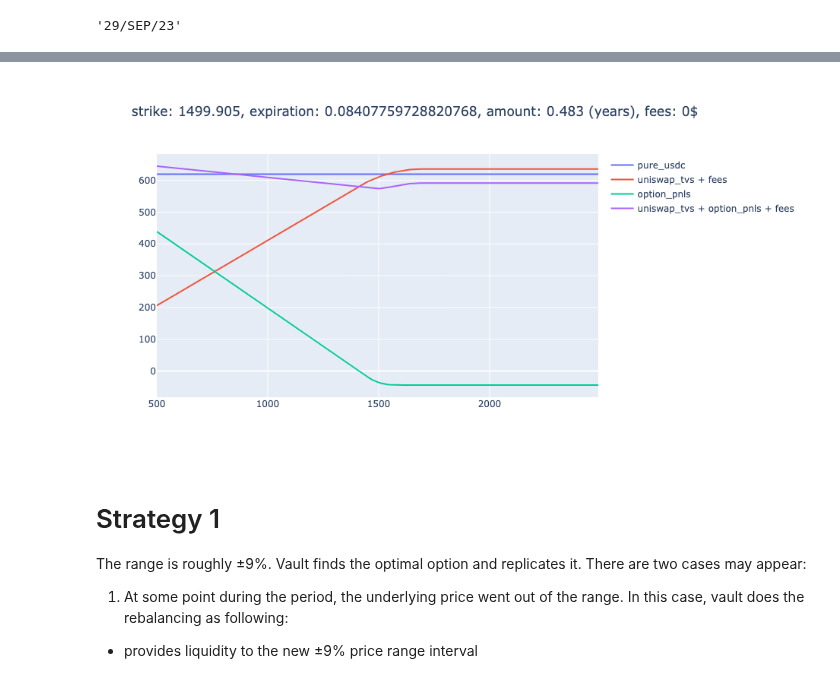
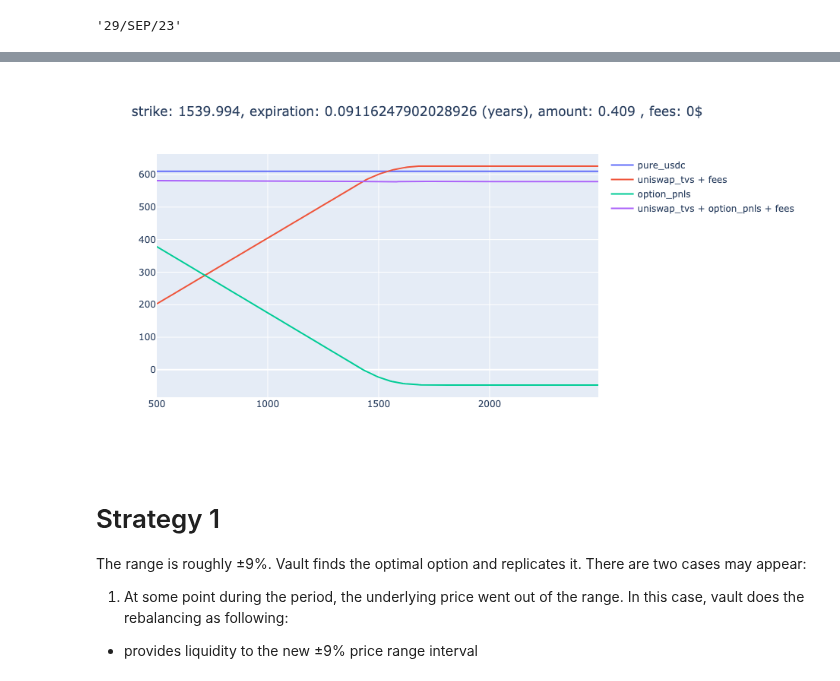
Before and after one commit to DeltaDex-Protocol/research, a Jupyter notebook: backtest/long-dated-options.ipynb, the cells around one changed output, grey strips where cells are left out. Saved outputs shown, nothing was run; the diff lists cells and outputs as text; code cells hidden in the pictures.

Commit message:
multiplication factor

```diff
--- a/backtest/long-dated-options.ipynb
+++ b/backtest/long-dated-options.ipynb
@@ -84,8 +84,9 @@ class OptimalOption:
             initial_tv = self.uniswap_position.get_total_value(self.uniswap_position.initial_price)
             uniswap_tvs = np.array([self.uniswap_position.get_total_value(price) for price in prices])
 
+            multiplication_factor = 0.95
             loss = ((self.calculate_hedged_position(prices) +
-                    uniswap_tvs - initial_tv) ** 2).mean()
+                    uniswap_tvs - initial_tv * multiplication_factor) ** 2).mean()
             return loss
 
         x0 = np.array([self.strike, self.expiration, self.amount])
@@ -284,29 +281,29 @@ earned_fees = 0 # in usdc
 # %%
 fig = go.Figure()
 fig.update_layout(
     autosize=False,
     width=900,
     height=500)
 
 fig.add_trace(go.Scatter(x=prices, y=pure_usdc,
                     mode='lines',
                     name='pure_usdc'))
 
 fig.add_trace(go.Scatter(x=prices, y=uniswap_tvs + earned_fees,
                     mode='lines',
                     name="""uniswap_tvs + fees""".format(earned_fees)))
 fig.add_trace(go.Scatter(x=prices, y=option_pnls,
                     mode='lines',
                     name='option_pnls'))
 fig.add_trace(go.Scatter(x=prices, y=uniswap_tvs + option_pnls + earned_fees,
                     mode='lines',
                     name='uniswap_tvs + option_pnls + fees'))
-fig.update_layout(title_text='strike: {}, expiration: {}, amount: {} (years), fees: {}$'.format(round(optimal_option.strike, 3),
+fig.update_layout(title_text='strike: {}, expiration: {} (years), amount: {} , fees: {}$'.format(round(optimal_option.strike, 3),
                                                                              optimal_option.expiration,
                                                                              round(optimal_option.amount, 3),
                                                                              earned_fees))
 # %% [output]
-[figure, old version]
+[figure, new version]
 # %% [markdown]
 # Strategy 1
 
```
Also changed, not shown: parts of 16 cells of this notebook, 1 other file.
